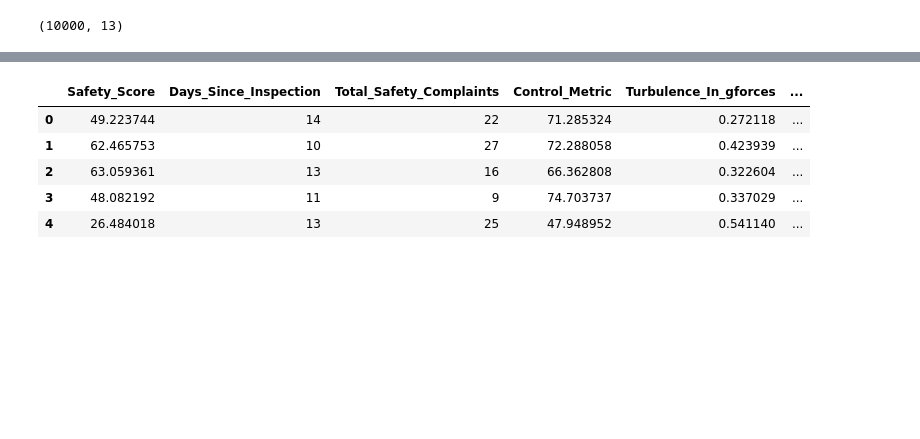
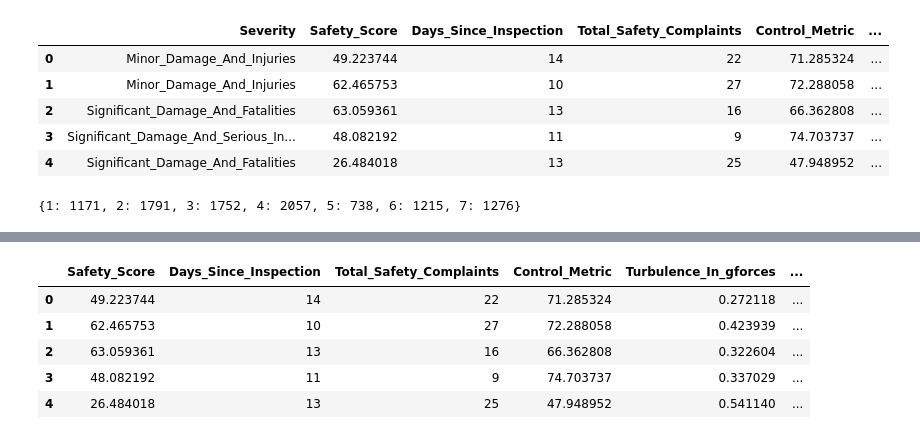
Before and after one commit to Sudhir22/Plane-Accident-Severity, a Jupyter notebook: Model_XGBoost+Cat_Boost.ipynb, the cells around one changed output, grey strips where cells are left out. Drawn from its saved outputs; the diff is of its cells as text; code cells hidden in the pictures; blank space fills up the shorter version.

```diff
--- a/Model_XGBoost+Cat_Boost.ipynb
+++ b/Model_XGBoost+Cat_Boost.ipynb
@@ -45,6 +45,11 @@ from catboost import CatBoostClassifier
 # %%
 train_data=pd.read_csv('Plane-Accident-Severity/train.csv')
 # %%
-train_data.shape
+train_data.head()
 # %% [output]
-(10000, 13)
+|  | Severity | Safety_Score | Days_Since_Inspection | Total_Safety_Complaints | Control_Metric | ... |
+| 0 | Minor_Damage_And_Injuries | 49.223744 | 14 | 22 | 71.285324 | ... |
+| 1 | Minor_Damage_And_Injuries | 62.465753 | 10 | 27 | 72.288058 | ... |
+| 2 | Significant_Damage_And_Fatalities | 63.059361 | 13 | 16 | 66.362808 | ... |
+| 3 | Significant_Damage_And_Serious_In... | 48.082192 | 11 | 9 | 74.703737 | ... |
+| 4 | Significant_Damage_And_Fatalities | 26.484018 | 13 | 25 | 47.948952 | ... |
@@ -50,0 +62,4 @@ train_data.shape
+# %%
+total_cases_accident_type
+# %% [output]
+{1: 1171, 2: 1791, 3: 1752, 4: 2057, 5: 738, 6: 1215, 7: 1276}
```
Also changed, not shown: parts of 11 cells of this notebook.
